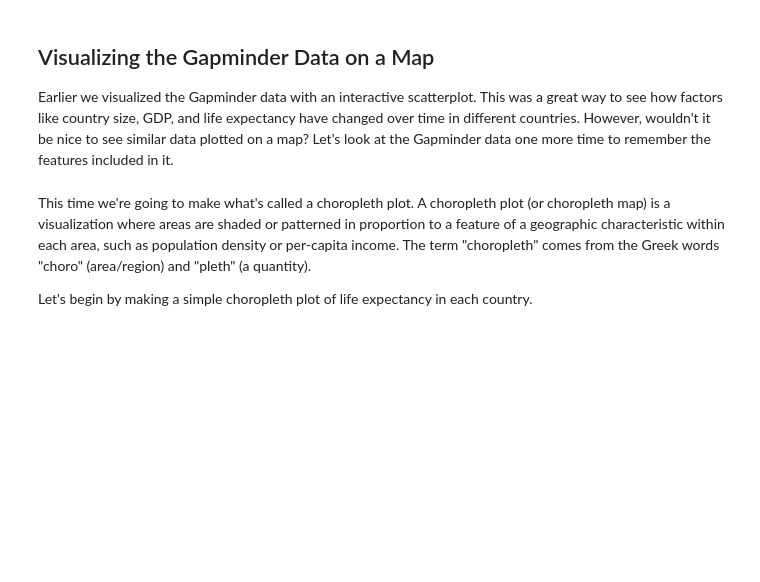
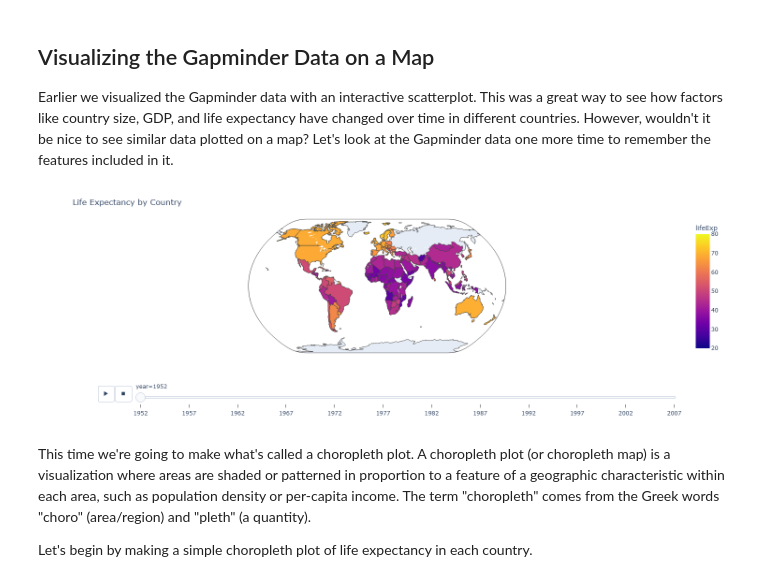
Before and after one commit to dport55/Data_Visualization_And_Modeling, a Jupyter notebook: Lecture/Week 3/3.2 - Visualizing Relationships in Space and Time.ipynb, the cells around one changed output. Drawn from its saved outputs; the diff is of its cells as text; code cells hidden in the pictures; blank space fills up the shorter version.

```diff
--- a/Lecture/Week 3/3.2 - Visualizing Relationships in Space and Time.ipynb
+++ b/Lecture/Week 3/3.2 - Visualizing Relationships in Space and Time.ipynb
@@ -67,2 +117,5 @@ We are going to use another Python library called Plotly Express to create inter
 # %% [markdown]
 ## Incorporating Elements of Space and Time in a Scatterplot
+# %%
+df = px.data.gapminder()
+df.head()
@@ -136,6 +281,20 @@ pio.renderers.default = 'notebook'
 ## Visualizing the Gapminder Data on a Map
 
 Earlier we visualized the Gapminder data with an interactive scatterplot.  This was a great way to see how factors like country size, GDP, and life expectancy have changed over time in different countries.  However, wouldn't it be nice to see similar data plotted on a map?  Let's look at the Gapminder data one more time to remember the features included in it.
+# %%
+fig = px.choropleth(df,locations='iso_alpha',
+                    projection='natural earth',
+                    color='lifeExp',
+                    hover_name='country',
+                    animation_frame='year',
+                   range_color=[20,80])
+
+fig.update_layout(height=500,
+                  title= 'Life Expectancy by Country')
+
+fig.show()
+# %% [output]
+[figure, added]
 # %% [markdown]
 This time we're going to make what's called a choropleth plot.  A choropleth plot (or choropleth map) is a visualization where areas are shaded or patterned in proportion to a feature of a geographic characteristic within each area, such as population density or per-capita income. The term "choropleth" comes from the Greek words "choro" (area/region) and "pleth" (a quantity).
 
```
Also changed, not shown: parts of 14 cells of this notebook, 27 other files.
